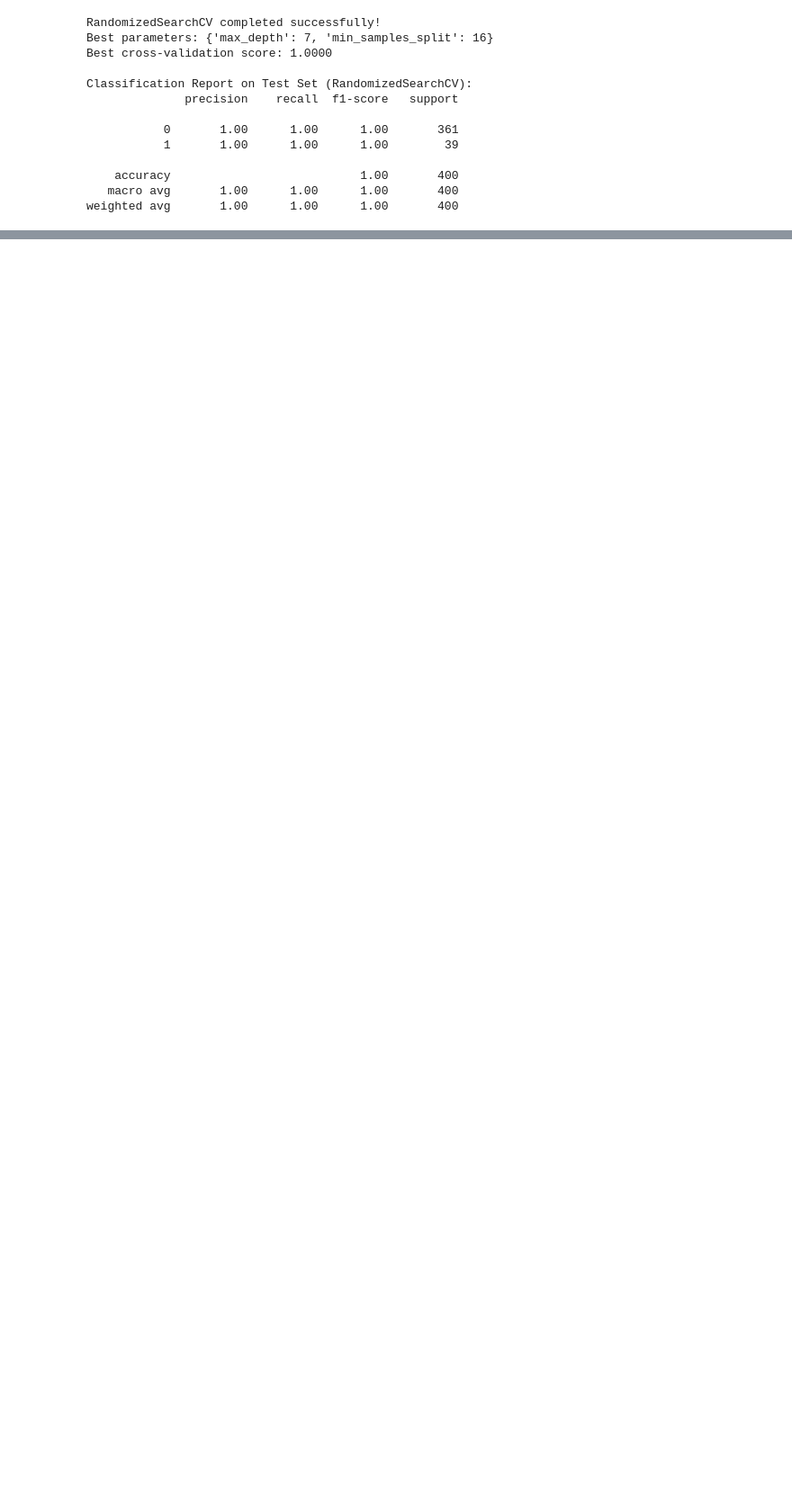
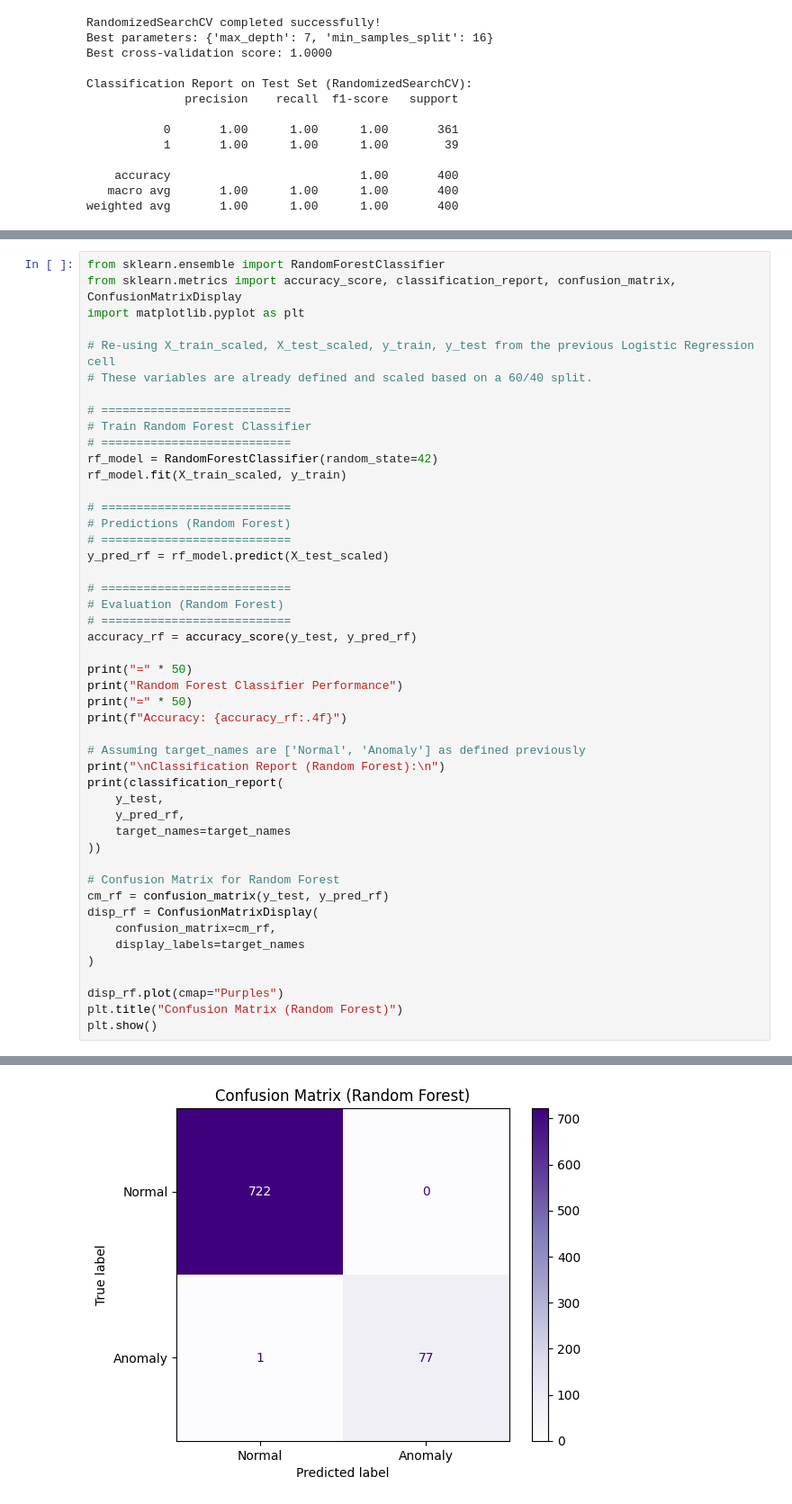
Before and after one commit to Sravanalakshmi09/Day-8, a Jupyter notebook: Linear_Regression.ipynb, the cells around one changed output, grey strips where cells are left out. Shown at 90% size. Saved outputs shown, nothing was run; the diff lists cells and outputs as text; blank space fills up the shorter version.

```diff
--- a/Linear_Regression.ipynb
+++ b/Linear_Regression.ipynb
@@ -566,0 +711,48 @@ weighted avg       1.00      1.00      1.00       400
+# %%
+from sklearn.ensemble import RandomForestClassifier
+from sklearn.metrics import accuracy_score, classification_report, confusion_matrix, ConfusionMatrixDisplay
+import matplotlib.pyplot as plt
+
+# Re-using X_train_scaled, X_test_scaled, y_train, y_test from the previous Logistic Regression cell
+# These variables are already defined and scaled based on a 60/40 split.
+
+# ===========================
+# Train Random Forest Classifier
+# ===========================
+rf_model = RandomForestClassifier(random_state=42)
+rf_model.fit(X_train_scaled, y_train)
+
+# ===========================
+# Predictions (Random Forest)
+# ===========================
+y_pred_rf = rf_model.predict(X_test_scaled)
+
+# ===========================
+# Evaluation (Random Forest)
+# ===========================
+accuracy_rf = accuracy_score(y_test, y_pred_rf)
+
+print("=" * 50)
+print("Random Forest Classifier Performance")
+print("=" * 50)
+print(f"Accuracy: {accuracy_rf:.4f}")
+
+# Assuming target_names are ['Normal', 'Anomaly'] as defined previously
+print("\nClassification Report (Random Forest):\n")
+print(classification_report(
+    y_test,
+    y_pred_rf,
+    target_names=target_names
+))
+
+# Confusion Matrix for Random Forest
+cm_rf = confusion_matrix(y_test, y_pred_rf)
+disp_rf = ConfusionMatrixDisplay(
+    confusion_matrix=cm_rf,
+    display_labels=target_names
+)
+
+disp_rf.plot(cmap="Purples")
+plt.title("Confusion Matrix (Random Forest)")
+plt.show()
+# %% [output]
@@ -566,0 +774 @@ weighted avg       1.00      1.00      1.00       400
+[figure, added]
```
Also changed, not shown: parts of 5 cells of this notebook.
